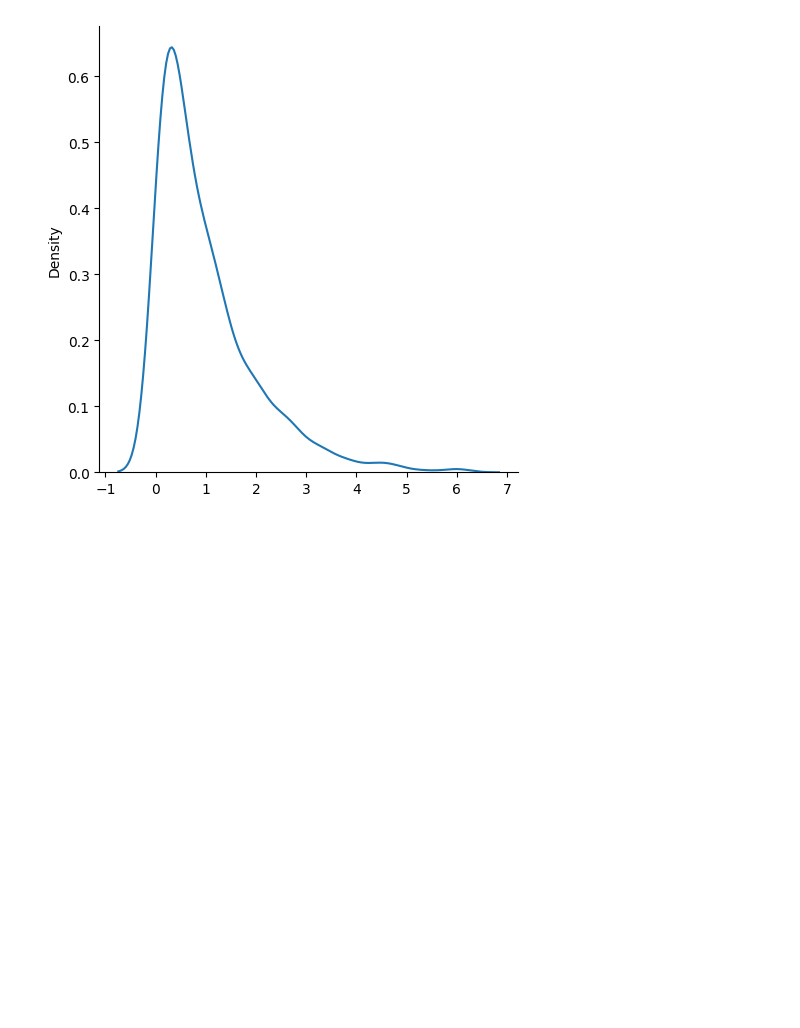
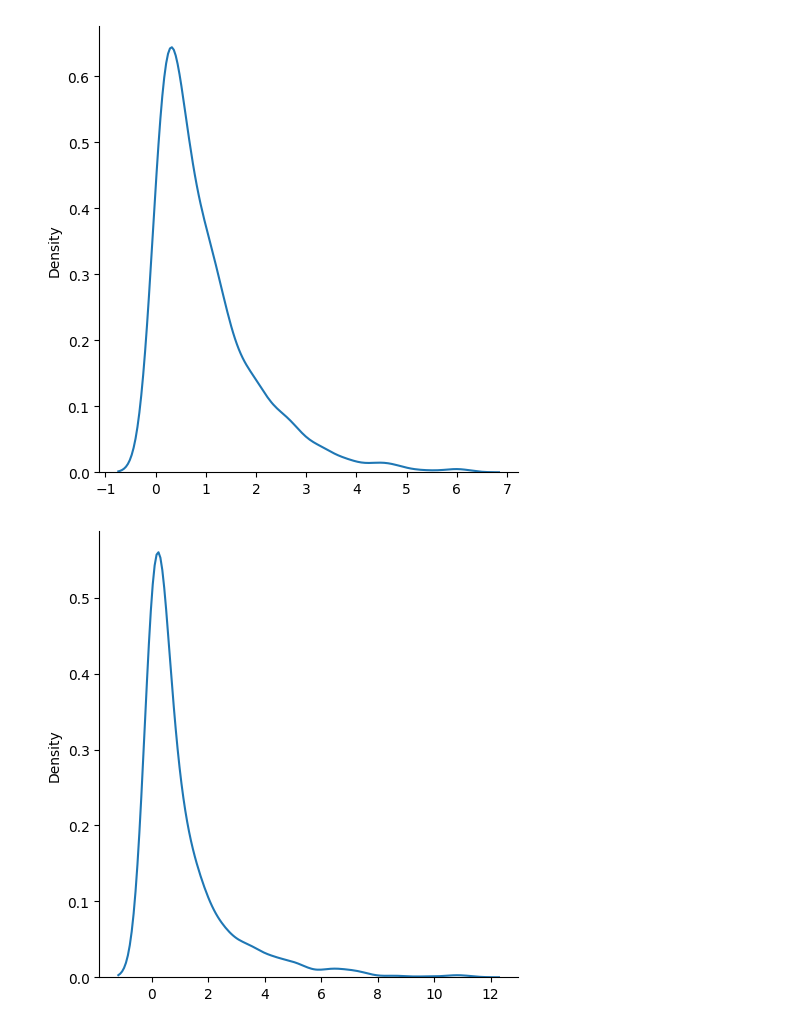
Before and after one commit to yulialee9732/Python-Notes, a Jupyter notebook: numPy/numPy_random.ipynb, the cells around one changed output. Drawn from its saved outputs; the diff is of its cells as text; code cells hidden in the pictures; blank space fills up the shorter version.

```diff
--- a/numPy/numPy_random.ipynb
+++ b/numPy/numPy_random.ipynb
@@ -215,4 +215,18 @@ plt.show()
 # %% [output]
 [figure]
 # %%
-#
+#  Chi Square Distribution
+# It's used for comparsion between the prediction and actual result
+# two parameters: df, size
+#       df - degree of freedom
+#       size - shape of returned array
+
+from numpy import random
+import matplotlib.pyplot as plt
+import seaborn as sns
+
+sns.displot(random.chisquare(df=1, size=1000), kind="kde")
+
+plt.show()
+# %% [output]
+[figure, added]
```
Also changed, not shown: parts of 3 cells of this notebook.
